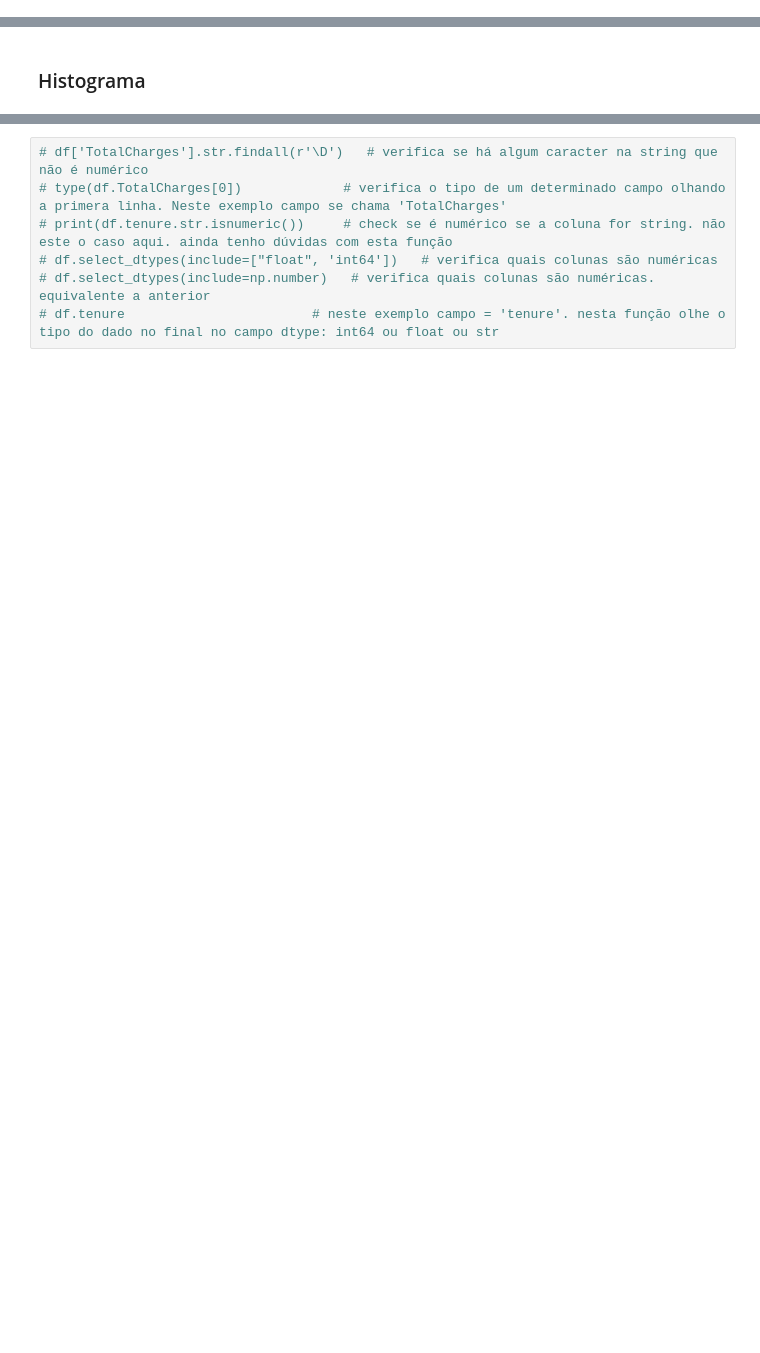
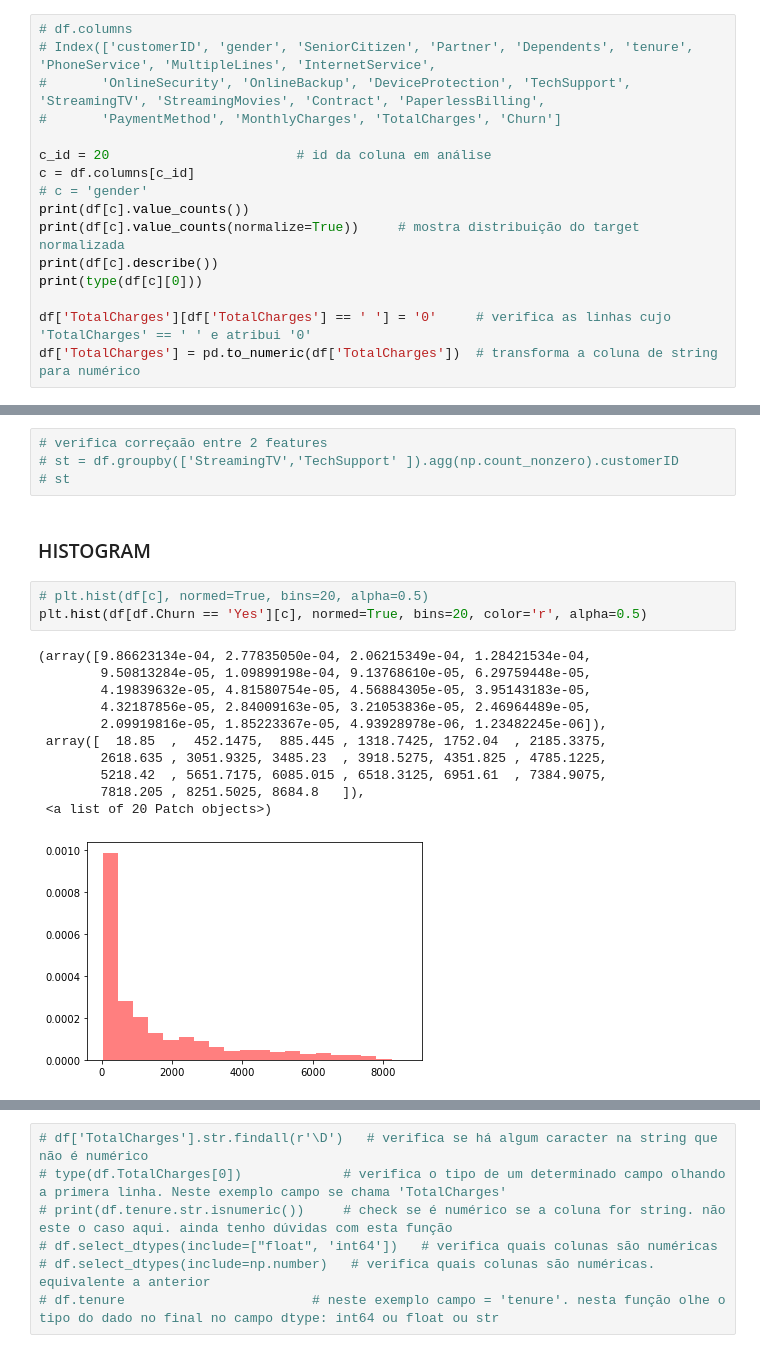
Before and after one commit to mora72/Telco_Customer_Churn, a Jupyter notebook: telco_churn_model.ipynb, the cells around one changed output, grey strips where cells are left out. Saved outputs shown, nothing was run; the diff lists cells and outputs as text; blank space fills up the shorter version.

Commit message:
Commit 2
Melhorias na Análise Exploratória dos dados.
Inclusão da features com maior relevância

```diff
--- a/telco_churn_model.ipynb
+++ b/telco_churn_model.ipynb
@@ -23,0 +30,16 @@ c = 'Contract'
+# %%
+# df.columns
+# Index(['customerID', 'gender', 'SeniorCitizen', 'Partner', 'Dependents', 'tenure', 'PhoneService', 'MultipleLines', 'InternetService',
+#       'OnlineSecurity', 'OnlineBackup', 'DeviceProtection', 'TechSupport', 'StreamingTV', 'StreamingMovies', 'Contract', 'PaperlessBilling',
+#       'PaymentMethod', 'MonthlyCharges', 'TotalCharges', 'Churn']
+
+c_id = 20                        # id da coluna em análise
+c = df.columns[c_id]
+# c = 'gender'
+print(df[c].value_counts())
+print(df[c].value_counts(normalize=True))     # mostra distribuição do target normalizada
+print(df[c].describe())
+print(type(df[c][0]))
+
+df['TotalCharges'][df['TotalCharges'] == ' '] = '0'     # verifica as linhas cujo 'TotalCharges' == ' ' e atribui '0'
+df['TotalCharges'] = pd.to_numeric(df['TotalCharges'])  # transforma a coluna de string para numérico
@@ -24,3 +59,22 @@ c = 'Contract'
+# %%
+# verifica correçaão entre 2 features
+# st = df.groupby(['StreamingTV','TechSupport' ]).agg(np.count_nonzero).customerID
+# st
 # %% [markdown]
-### Histograma
+### HISTOGRAM
+# %%
+# plt.hist(df[c], normed=True, bins=20, alpha=0.5)
+plt.hist(df[df.Churn == 'Yes'][c], normed=True, bins=20, color='r', alpha=0.5)
+# %% [output]
+(array([9.86623134e-04, 2.77835050e-04, 2.06215349e-04, 1.28421534e-04,
+        9.50813284e-05, 1.09899198e-04, 9.13768610e-05, 6.29759448e-05,
+        4.19839632e-05, 4.81580754e-05, 4.56884305e-05, 3.95143183e-05,
+        4.32187856e-05, 2.84009163e-05, 3.21053836e-05, 2.46964489e-05,
+        2.09919816e-05, 1.85223367e-05, 4.93928978e-06, 1.23482245e-06]),
+ array([  18.85  ,  452.1475,  885.445 , 1318.7425, 1752.04  , 2185.3375,
+        2618.635 , 3051.9325, 3485.23  , 3918.5275, 4351.825 , 4785.1225,
+        5218.42  , 5651.7175, 6085.015 , 6518.3125, 6951.61  , 7384.9075,
+        7818.205 , 8251.5025, 8684.8   ]),
+ <a list of 20 Patch objects>)
+[figure, added]
 # %%
```
Also changed, not shown: parts of 34 cells of this notebook.
